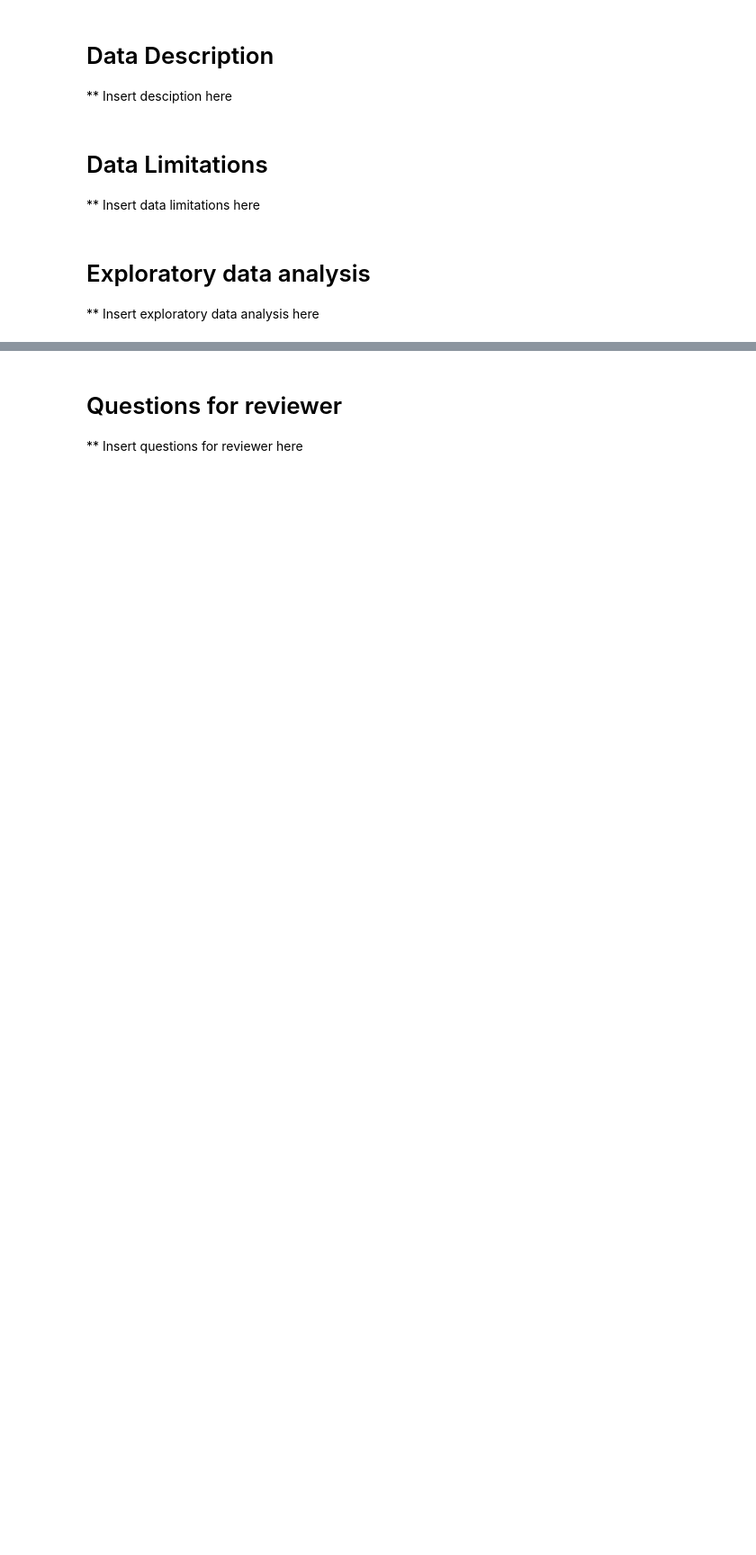
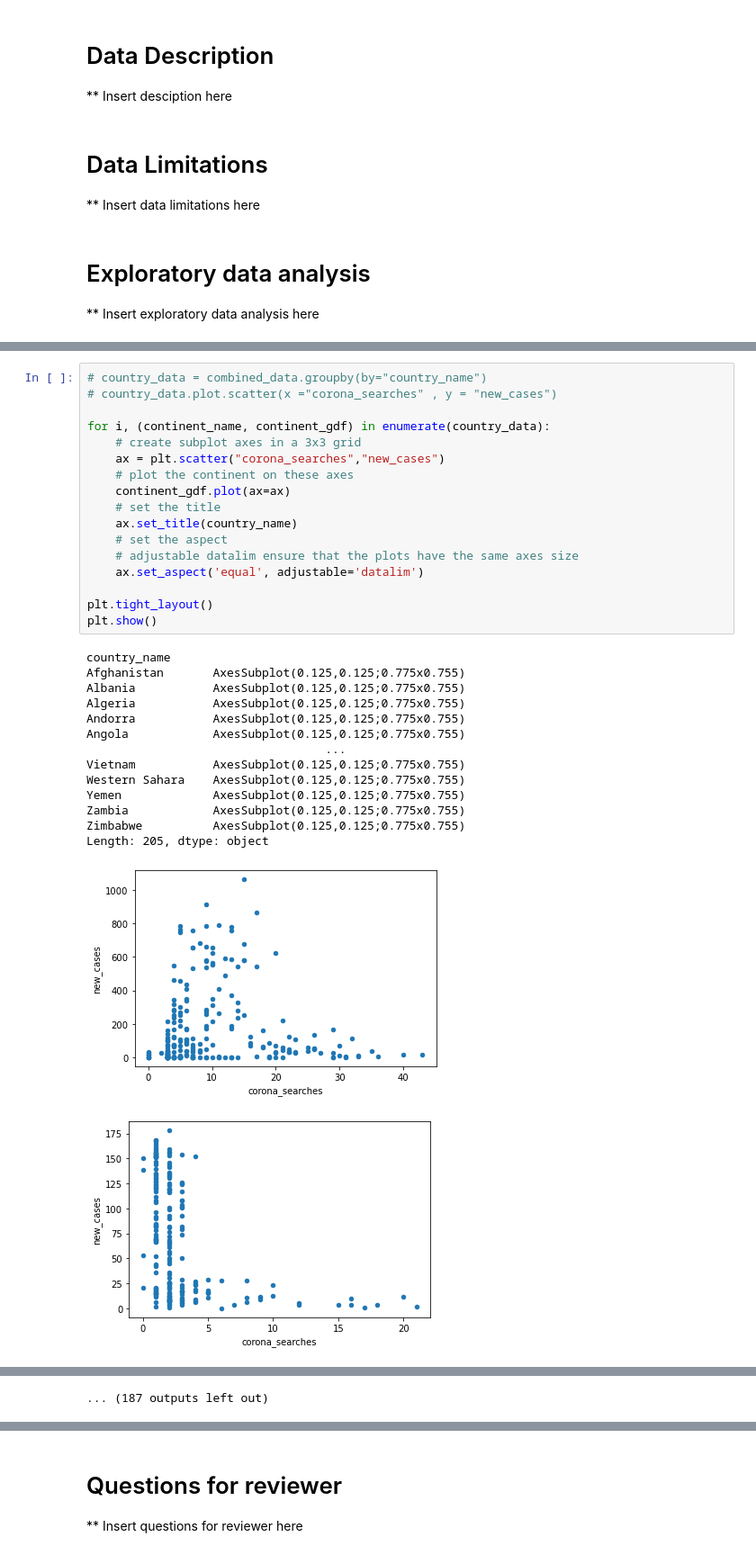
Before and after one commit to eigel22/Exploring-Patterns-in-Covid-19-Google-Search-Trends-, a Jupyter notebook: phase_II.ipynb, the cells around one changed output, grey strips where cells are left out. Shown at 90% size. Saved outputs shown, nothing was run; the diff lists cells and outputs as text; blank space fills up the shorter version.

```diff
--- a/phase_II.ipynb
+++ b/phase_II.ipynb
@@ -97,0 +132,33 @@ dict_values([{'top':                             query  value
+# %%
+# country_data = combined_data.groupby(by="country_name")
+# country_data.plot.scatter(x ="corona_searches" , y = "new_cases")
+
+for i, (continent_name, continent_gdf) in enumerate(country_data):
+    # create subplot axes in a 3x3 grid
+    ax = plt.scatter("corona_searches","new_cases")
+    # plot the continent on these axes
+    continent_gdf.plot(ax=ax)
+    # set the title
+    ax.set_title(country_name)
+    # set the aspect
+    # adjustable datalim ensure that the plots have the same axes size
+    ax.set_aspect('equal', adjustable='datalim')
+
+plt.tight_layout()
+plt.show()
+# %% [output]
+country_name
+Afghanistan       AxesSubplot(0.125,0.125;0.775x0.755)
+Albania           AxesSubplot(0.125,0.125;0.775x0.755)
+Algeria           AxesSubplot(0.125,0.125;0.775x0.755)
+Andorra           AxesSubplot(0.125,0.125;0.775x0.755)
+Angola            AxesSubplot(0.125,0.125;0.775x0.755)
+                                  ...
+Vietnam           AxesSubplot(0.125,0.125;0.775x0.755)
+Western Sahara    AxesSubplot(0.125,0.125;0.775x0.755)
+Yemen             AxesSubplot(0.125,0.125;0.775x0.755)
+Zambia            AxesSubplot(0.125,0.125;0.775x0.755)
+Zimbabwe          AxesSubplot(0.125,0.125;0.775x0.755)
+Length: 205, dtype: object
+[figure, added]
+[figure, added]
@@ -97,0 +174 @@ dict_values([{'top':                             query  value
+... (187 outputs left out)
```
Also changed, not shown: parts of 19 cells of this notebook.
